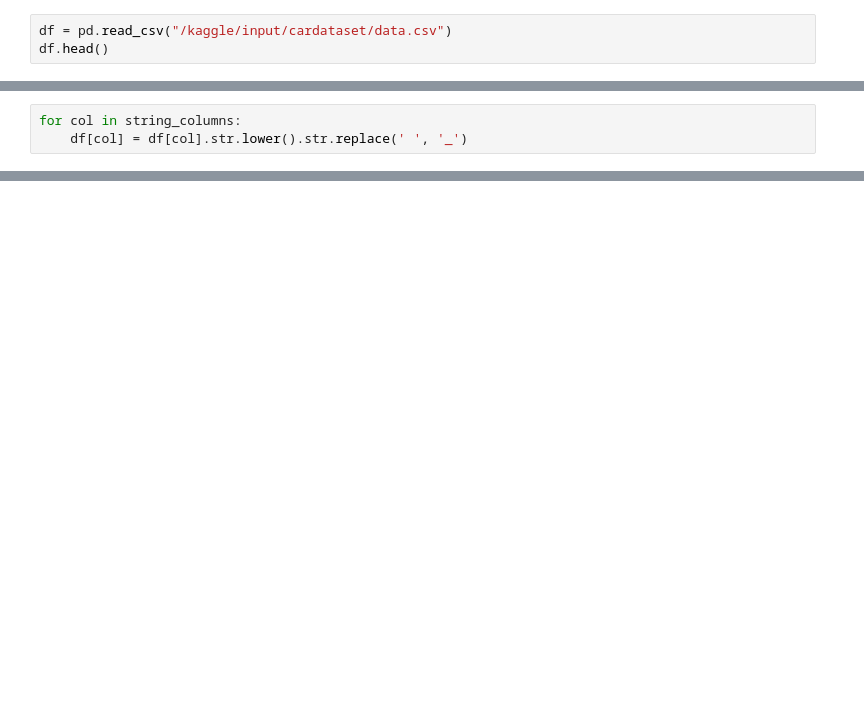
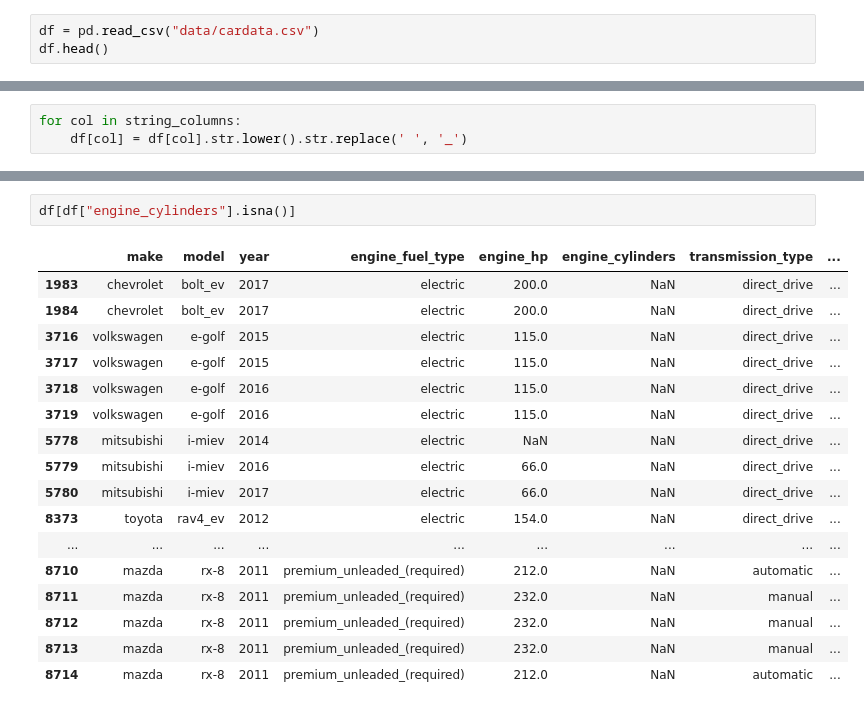
Before and after one commit to Safikh/Text-Book-Studies, a Jupyter notebook: ML_bookcamp/Chapter2CarPricePrediction.ipynb, the cells around one changed output, grey strips where cells are left out. Drawn from its saved outputs; the diff is of its cells as text; blank space fills up the shorter version.

```diff
--- a/ML_bookcamp/Chapter2CarPricePrediction.ipynb
+++ b/ML_bookcamp/Chapter2CarPricePrediction.ipynb
@@ -22,3 +21,3 @@ import seaborn as sns
 # %%
-df = pd.read_csv("/kaggle/input/cardataset/data.csv")
+df = pd.read_csv("data/cardata.csv")
 df.head()
@@ -81,0 +292,20 @@ X_train['make'].map()
+# %%
+df[df["engine_cylinders"].isna()]
+# %% [output]
+|  | make | model | year | engine_fuel_type | engine_hp | engine_cylinders | transmission_type | ... |
+| 1983 | chevrolet | bolt_ev | 2017 | electric | 200.0 | NaN | direct_drive | ... |
+| 1984 | chevrolet | bolt_ev | 2017 | electric | 200.0 | NaN | direct_drive | ... |
+| 3716 | volkswagen | e-golf | 2015 | electric | 115.0 | NaN | direct_drive | ... |
+| 3717 | volkswagen | e-golf | 2015 | electric | 115.0 | NaN | direct_drive | ... |
+| 3718 | volkswagen | e-golf | 2016 | electric | 115.0 | NaN | direct_drive | ... |
+| 3719 | volkswagen | e-golf | 2016 | electric | 115.0 | NaN | direct_drive | ... |
+| 5778 | mitsubishi | i-miev | 2014 | electric | NaN | NaN | direct_drive | ... |
+| 5779 | mitsubishi | i-miev | 2016 | electric | 66.0 | NaN | direct_drive | ... |
+| 5780 | mitsubishi | i-miev | 2017 | electric | 66.0 | NaN | direct_drive | ... |
+| 8373 | toyota | rav4_ev | 2012 | electric | 154.0 | NaN | direct_drive | ... |
+| ... | ... | ... | ... | ... | ... | ... | ... | ... |
+| 8710 | mazda | rx-8 | 2011 | premium_unleaded_(required) | 212.0 | NaN | automatic | ... |
+| 8711 | mazda | rx-8 | 2011 | premium_unleaded_(required) | 232.0 | NaN | manual | ... |
+| 8712 | mazda | rx-8 | 2011 | premium_unleaded_(required) | 232.0 | NaN | manual | ... |
+| 8713 | mazda | rx-8 | 2011 | premium_unleaded_(required) | 232.0 | NaN | manual | ... |
+| 8714 | mazda | rx-8 | 2011 | premium_unleaded_(required) | 212.0 | NaN | automatic | ... |
```
Also changed, not shown: parts of 89 cells of this notebook, 1 other file.
